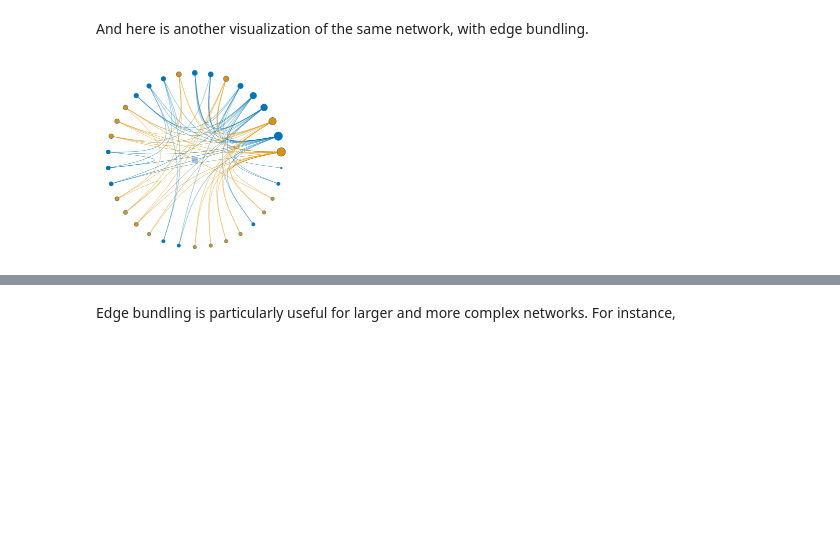
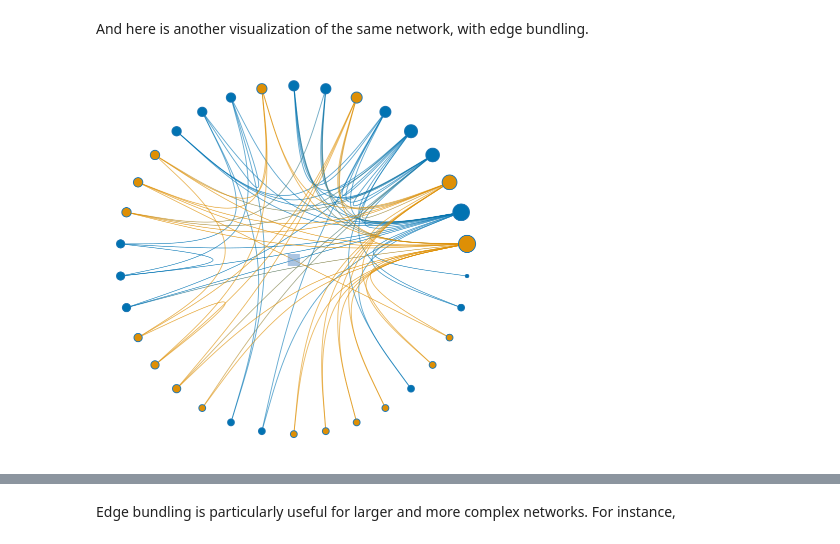
Before and after one commit to skojaku/adv-net-sci-course, a Jupyter notebook: assignments/m05/assignment.ipynb, the cells around one changed output, grey strips where cells are left out. Drawn from its saved outputs; the diff is of its cells as text; code cells hidden in the pictures; blank space fills up the shorter version.

```diff
--- a/assignments/m05/assignment.ipynb
+++ b/assignments/m05/assignment.ipynb
@@ -115,15 +115,15 @@ And here is another visualization of the same network, with edge bundling.
 # %%
 import graph_tool.all as gt
 
 Gt = g.to_graph_tool()  # convert igraph to graph tool
 Gt.vertex_properties["group"] = Gt.new_vertex_property(
     "string", node_color
 )  # set a new node attribute `group` and set the node colors
 state = gt.minimize_nested_blockmodel_dl(
     Gt
 )  # infer the hierarchical structure for edge bundling
 state.draw(
-    vertex_fill_color=Gt.vp["group"], bg_color="w", output_size=(200, 200)
+    vertex_fill_color=Gt.vp["group"], bg_color="w", output_size=(400, 400)
 )  # draw
 # %% [output]
-[figure, old version]
+[figure, new version]
```
Also changed, not shown: parts of 3 cells of this notebook.
